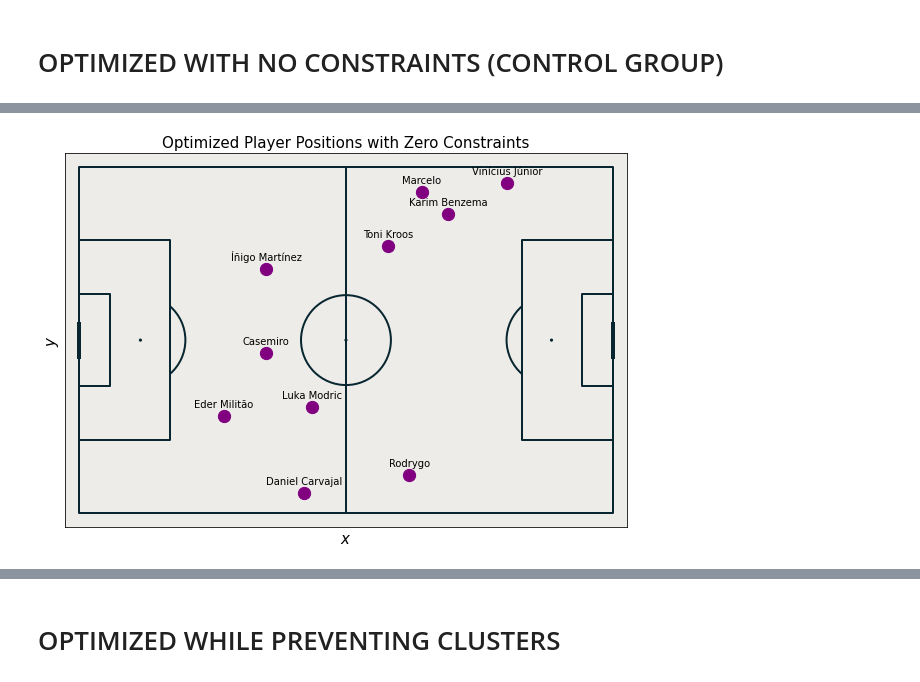
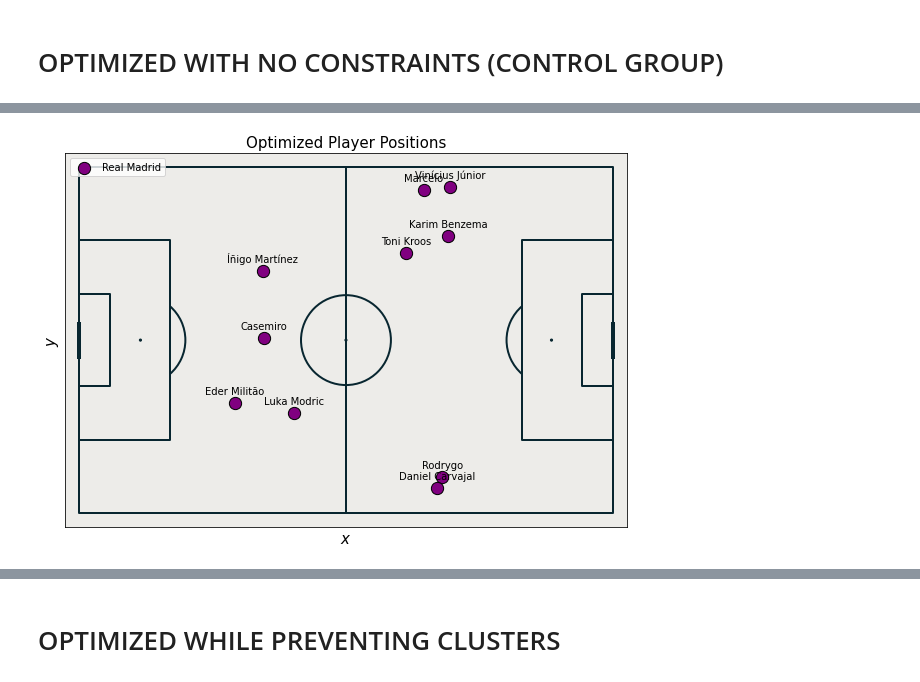
Before and after one commit to zainj04/AA222-Final-Project, a Jupyter notebook: Final Project Code.ipynb, the cells around one changed output, grey strips where cells are left out. Drawn from its saved outputs; the diff is of its cells as text; code cells hidden in the pictures.

```diff
--- a/Final Project Code.ipynb
+++ b/Final Project Code.ipynb
@@ -94,68 +90,92 @@ for i, player in enumerate(Real_Madrid):
 # OPTIMIZED WITH NO CONSTRAINTS (CONTROL GROUP)
 # %%
 iteration_count = 0
+objective_values = []
+def iteration_callback(xk, convergence):
+    global iteration_count, objective_values
+    iteration_count += 1
+    # Compute current objective value
+    current_objective_value = objective(xk, probability_matrix)
+    objective_values.append(-current_objective_value)  # Negate because we minimize the negative of the objective
+    print(f"Iteration: {iteration_count}, Objective Value: {objective_values[-1]}", end='\r')
 
-# Callback function to track optimization iterations
-def iteration_callback(xk, convergence):
-    global iteration_count
-    iteration_count += 1
+# Convert max_prob_positions to a flat list for differential_evolution
+initial_positions = np.array(max_prob_positions).flatten()
 
-team_weight = 0.7  # Adjust this value between 0 and 1 to balance individual and team probabilities
+# Objective function to maximize summed probability
+def objective(x, probability_matrix):
+    n_players = len(Real_Madrid)
+    total_probability = 0
 
-# Objective function to minimize
-def objective(x, probability_matrix, player_idx):
-    # x is a 2-element array with [x_coordinate, y_coordinate]
-    x_idx = int(np.clip(x[0], 0, 119))
-    y_idx = int(np.clip(x[1], 0, 79))
+    for i in range(n_players):
+        x_idx = int(np.clip(x[2*i], 0, 119))
+        y_idx = int(np.clip(x[2*i+1], 0, 79))
+        total_probability += probability_matrix[i, x_idx, y_idx]
 
-    # Avoid division by zero by adding a small constant
-    probability_penalty = 1 / (probability_matrix[player_idx, x_idx, y_idx] + 1e-10)
+    # We negate the total_probability because differential_evolution minimizes the objective
+    return -total_probability
 
-    # Calculate the sum of individual player probabilities
-    team_probability = 0
-    for i in range(len(Real_Madrid)):
-        team_probability += 1 / (probability_matrix[i, int(optimized_positions[i, 0]), int(optimized_positions[i, 1])] + 1e-10)
+# Function to optimize player positions
+def optimize_positions(probability_matrix, initial_positions):
+    n_players = len(Real_Madrid)
+    bounds = [(0, 119), (0, 79)] * n_players  # Bounds for x and y coordinates for each player
 
-    # Combine individual player probability, clustering penalty, and team probability
-    objective_value = (1 - team_weight) * probability_penalty + team_weight * team_probability
+    result = differential_evolution(
+        objective, bounds, args=(probability_matrix,), strategy='best1bin',
+        popsize=20, tol=1e-4, mutation=(0.5, 1), recombination=0.7, seed=42,
+        callback=iteration_callback, maxiter=20000, x0=initial_positions
+    )
 
-    return objective_value
+    return result
 
-# Optimization function for a single player
-def optimize_player(player_idx):
-    bounds = [(0, 119), (0, 79)]  # Bounds for x and y coordinates
-    result = differential_evolution(objective, bounds, args=(probability_matrix, player_idx), strategy='best1bin',
-                                   popsize=15, tol=1e-4, mutation=(0.5, 1), recombination=0.7,
-                                   seed=42, callback=iteration_callback)
-    return result.x
-
-# Optimize positions for all players
-optimized_positions = np.zeros((len(Real_Madrid), 2))
-
-for i, player in enumerate(Real_Madrid):
-    optimized_positions[i] = optimize_player(i)
-    print(f"Optimized position for {player}: {optimized_positions[i]}")
+# Main loop to optimize positions
+result = optimize_positions(probability_matrix, initial_positions)
+optimized_positions = result.x.reshape((len(Real_Madrid), 2))
 
 # Scale optimized positions to fit the 100x100 pitch dimensions
 optimized_positions_scaled = np.zeros_like(optimized_positions)
 optimized_positions_scaled[:, 0] = optimized_positions[:, 0] * (100 / 120)
 optimized_positions_scaled[:, 1] = optimized_positions[:, 1] * (100 / 80)
 
+# Print final positions, iteration count, and objective function value
+final_objective_value = -result.fun
+print(f"Final optimized positions:\n{optimized_positions_scaled}")
+print(f"Total number of iterations: {result.nit}")
+print(f"Final objective function value: {final_objective_value}")
+
 # Plot the optimized positions and save the figure
 fig, ax = pitch.draw(figsize=(10, 6))
 
 # Plot each player's optimized position
 for i, player in enumerate(Real_Madrid):
-    ax.scatter(optimized_positions_scaled[i][0], optimized_positions_scaled[i][1], color='purple', s=150, label='_nolegend_')
-    ax.text(optimized_positions_scaled[i][0], optimized_positions_scaled[i][1] + 2, player, fontsize=10, ha='center', va='bottom')
+    ax.scatter(optimized_positions_scaled[i][0], optimized_positions_scaled[i][1], color='purple', s=150,
+               edgecolor = 'black', label='Real Madrid' if i == 0 else '')
+    ax.text(optimized_positions_scaled[i][0], optimized_positions_scaled[i][1] + 2, player, fontsize=10,
+            ha='center', va='bottom')
+
+# Add a legend
+ax.legend(loc='upper left')
 
 ax.set_xlabel('$x$', fontsize=15)
 ax.set_ylabel('$y$', fontsize=15)
-ax.set_title('Optimized Player Positions with Zero Constraints', fontsize=15)
+ax.set_title('Optimized Player Positions', fontsize=15)
 
 # Save the figure
-plt.savefig("optimized_positions_with_names.png", dpi=300, bbox_inches='tight')
+plt.savefig("optimized_positions_unconstrained.png", dpi=300, bbox_inches='tight')
 
 # Display the plot
 plt.show()
+
+# Plot the objective function value vs. iteration count
+plt.figure(figsize=(12, 6))
+plt.plot(range(1, iteration_count + 1), objective_values, marker='o', color='blue', linestyle='-', linewidth=2, markersize=6)
+plt.xlabel('Iteration', fontsize=14)
+plt.ylabel('Objective Function Value', fontsize=14)
+plt.grid(True, which='both', linestyle='--', linewidth=0.5)
+plt.xticks(fontsize=12)
+plt.yticks(fontsize=12)
+
+# Save the plot
+plt.savefig("objective_function_vs_iteration_unconstrained.png", dpi=300, bbox_inches='tight')
+plt.show()
 # %% [output]
@@ -172 +195 @@ Optimized position for Marcelo: [77.08007419 74.2795966 ]
-[figure, old version]
+[figure, new version]
```
Also changed, not shown: parts of 13 cells of this notebook, 1 other file.
